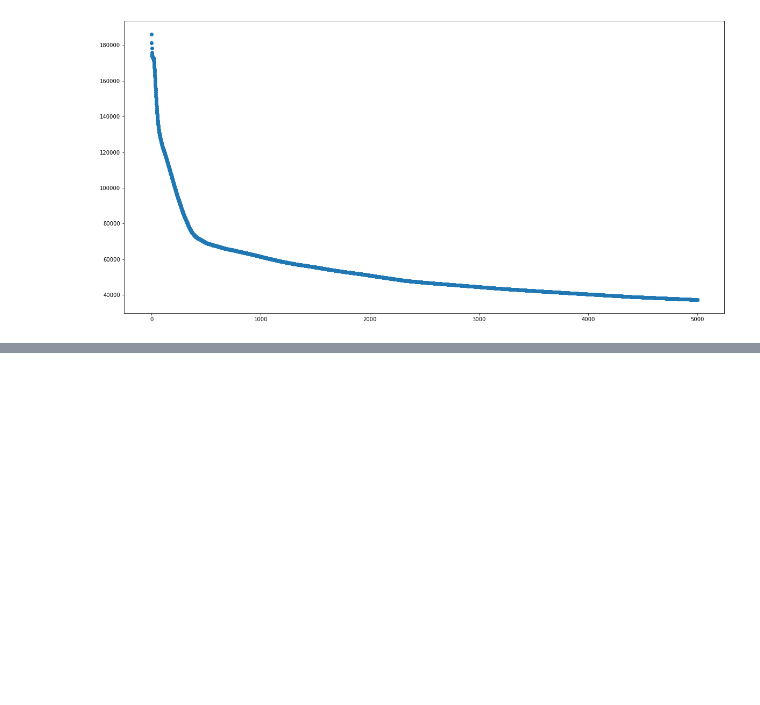
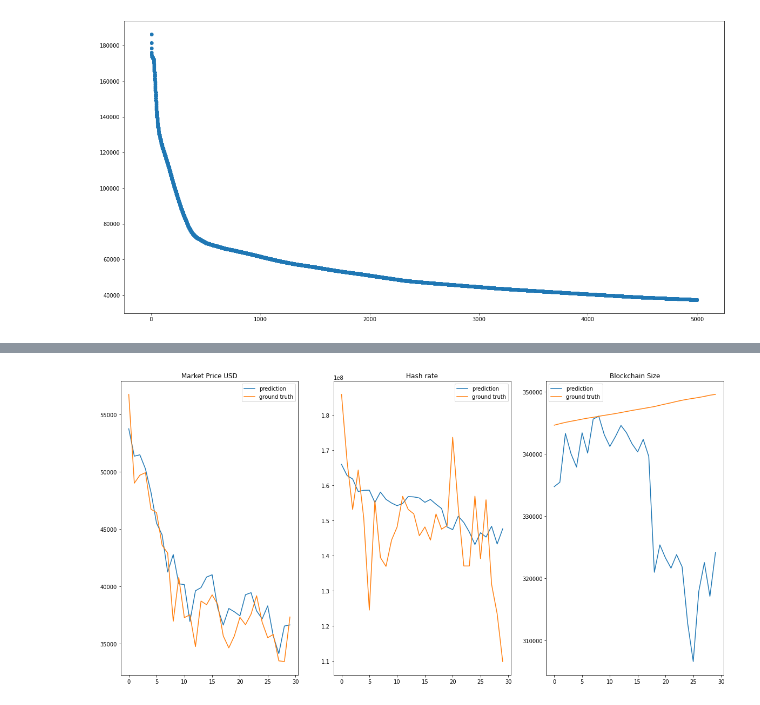
Before and after one commit to Andropogon/AI-Blockchain-Project, a Jupyter notebook: btc_quandl_data.ipynb, the cells around one changed output, grey strips where cells are left out. Saved outputs shown, nothing was run; the diff lists cells and outputs as text; code cells hidden in the pictures; blank space fills up the shorter version.

Commit message:
Add multivariate MLP prediction

```diff
--- a/btc_quandl_data.ipynb
+++ b/btc_quandl_data.ipynb
@@ -268,0 +385,2 @@ rmse
+# %%
+y_hat = model1.predict(X_test, verbose=0)
@@ -268,0 +398,14 @@ rmse
+# %%
+y_hat_p = (y_hat * y_normalization).swapaxes(0,1)
+y_test_p = (y_test * y_normalization).swapaxes(0,1)
+
+fig, axs = plt.subplots(1,y_size)
+for idx, (prediction, ground_truth, label) in enumerate(zip(y_hat_p, y_test_p, columns)):
+  axs[idx].plot(prediction, label='prediction')
+  axs[idx].plot(ground_truth, label='ground truth')
+  axs[idx].set_title(label)
+  axs[idx].legend()
+
+plt.show()
+# %% [output]
+[figure, added]
```
Also changed, not shown: parts of 36 cells of this notebook.
